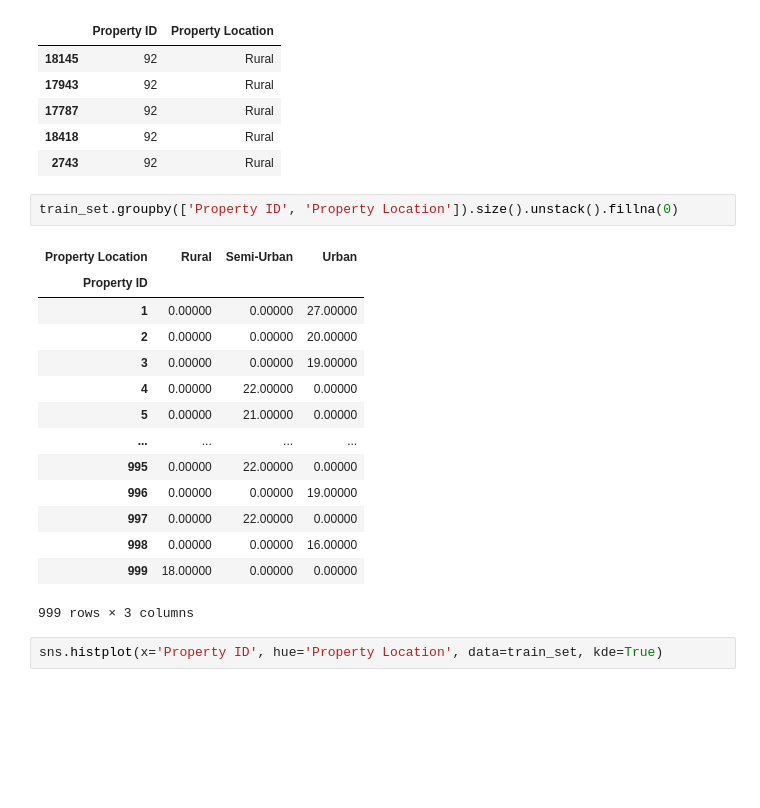
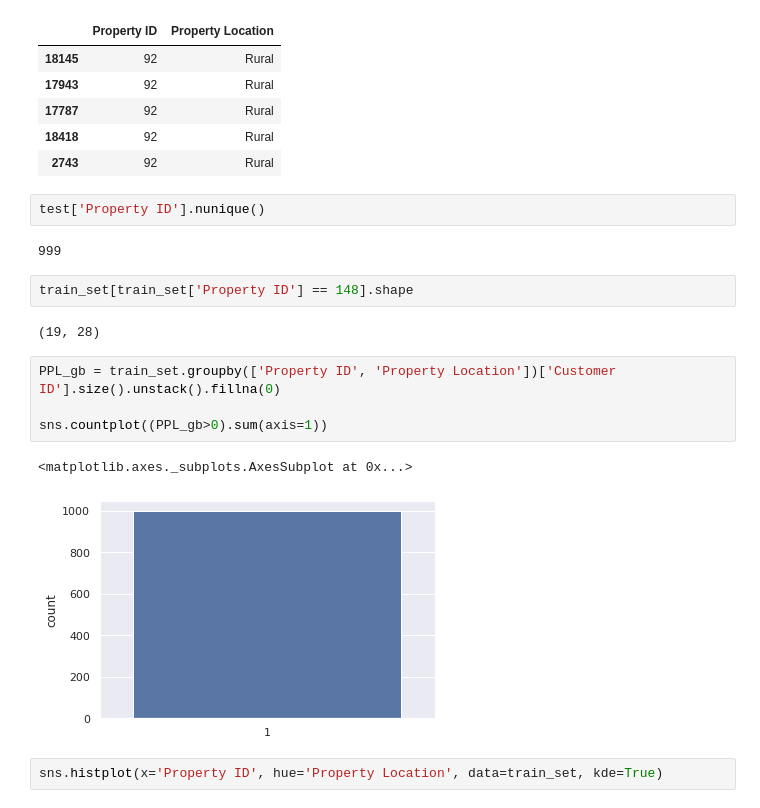
Before and after one commit to shoabahamed/kaggle_notebooks, a Jupyter notebook: classification_regression.ipynb, the cells around one changed output. Drawn from its saved outputs; the diff is of its cells as text; blank space fills up the shorter version.

```diff
--- a/classification_regression.ipynb
+++ b/classification_regression.ipynb
@@ -1204,23 +1204,21 @@ train_set[train_set['Property ID'] == 92][['Property ID', 'Property Location']].
 | 17787 | 92 | Rural |
 | 18418 | 92 | Rural |
 | 2743 | 92 | Rural |
+# %%
+test['Property ID'].nunique()
+# %% [output]
+999
+# %%
+train_set[train_set['Property ID'] == 148].shape
+# %% [output]
+(19, 28)
 # %%
-train_set.groupby(['Property ID', 'Property Location']).size().unstack().fillna(0)
+PPL_gb = train_set.groupby(['Property ID', 'Property Location'])['Customer ID'].size().unstack().fillna(0)
+
+sns.countplot((PPL_gb>0).sum(axis=1))
 # %% [output]
-| Property Location | Rural | Semi-Urban | Urban |
-| Property ID |  |  |  |
-| 1 | 0.00000 | 0.00000 | 27.00000 |
-| 2 | 0.00000 | 0.00000 | 20.00000 |
-| 3 | 0.00000 | 0.00000 | 19.00000 |
-| 4 | 0.00000 | 22.00000 | 0.00000 |
-| 5 | 0.00000 | 21.00000 | 0.00000 |
-| ... | ... | ... | ... |
-| 995 | 0.00000 | 22.00000 | 0.00000 |
-| 996 | 0.00000 | 0.00000 | 19.00000 |
-| 997 | 0.00000 | 22.00000 | 0.00000 |
-| 998 | 0.00000 | 0.00000 | 16.00000 |
-| 999 | 18.00000 | 0.00000 | 0.00000 |
-999 rows × 3 columns
+<matplotlib.axes._subplots.AxesSubplot at 0x...>
+[figure, added]
 # %%
 sns.histplot(x='Property ID', hue='Property Location', data=train_set, kde=True)
 # %% [output]
```
